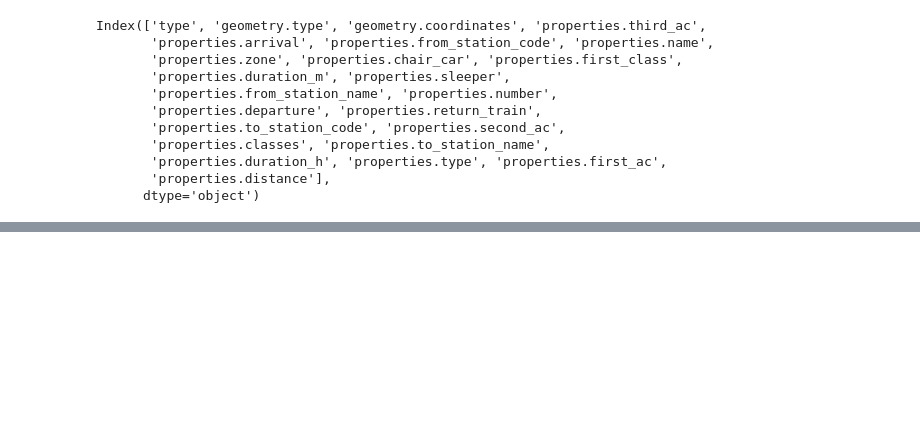
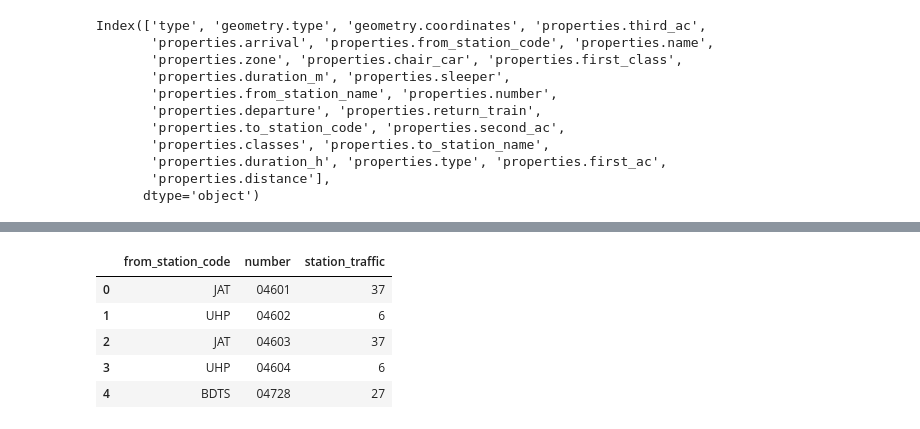
Before and after one commit to derekdesouza13/railsense-ai, a Jupyter notebook: railway_preprocessing.ipynb, the cells around one changed output, grey strips where cells are left out. Saved outputs shown, nothing was run; the diff lists cells and outputs as text; code cells hidden in the pictures; blank space fills up the shorter version.

```diff
--- a/railway_preprocessing.ipynb
+++ b/railway_preprocessing.ipynb
@@ -157,0 +205,2 @@ NameError: name 'df' is not defined
+# %%
+df.columns = df.columns.str.strip().str.lower()
@@ -157,0 +211,11 @@ NameError: name 'df' is not defined
+# %%
+df['station_traffic'] = df.groupby('from_station_code')['number'].transform('count')
+# %%
+df[['from_station_code', 'number', 'station_traffic']].head()
+# %% [output]
+|  | from_station_code | number | station_traffic |
+| 0 | JAT | 04601 | 37 |
+| 1 | UHP | 04602 | 6 |
+| 2 | JAT | 04603 | 37 |
+| 3 | UHP | 04604 | 6 |
+| 4 | BDTS | 04728 | 27 |
```
Also changed, not shown: parts of 25 cells of this notebook.
